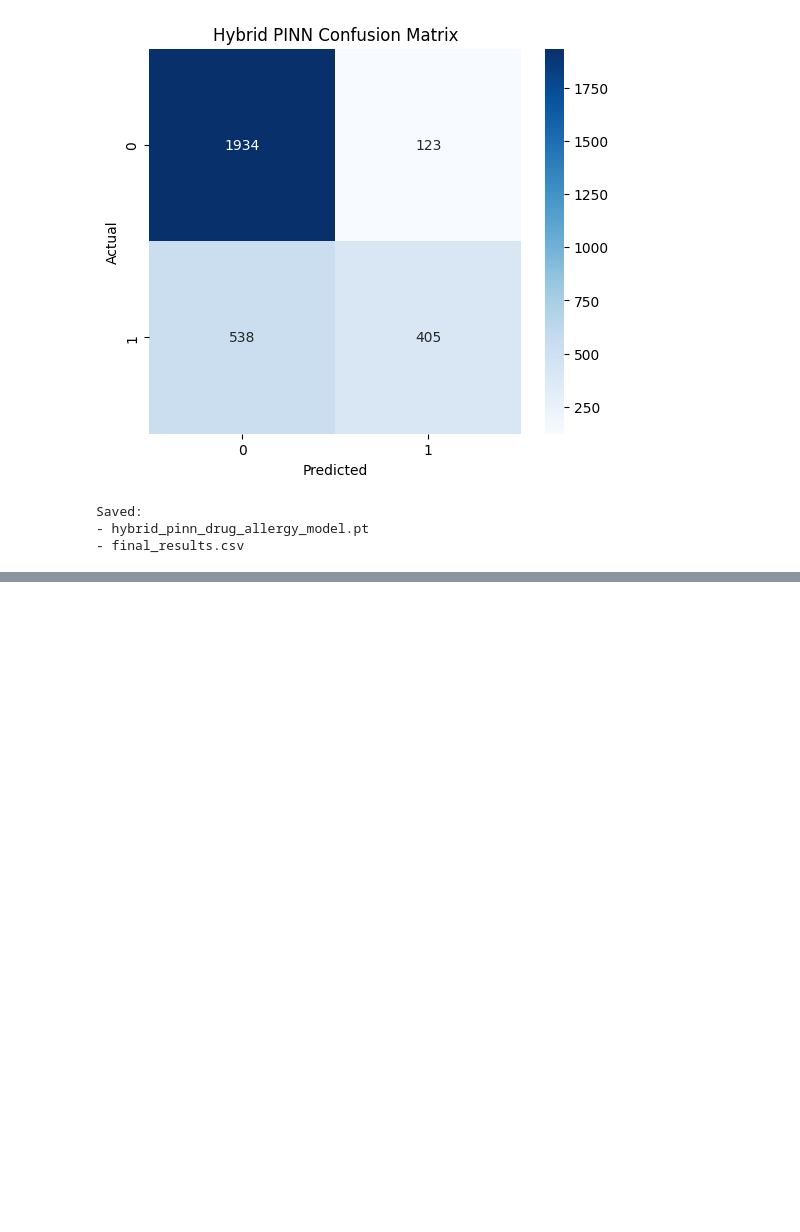
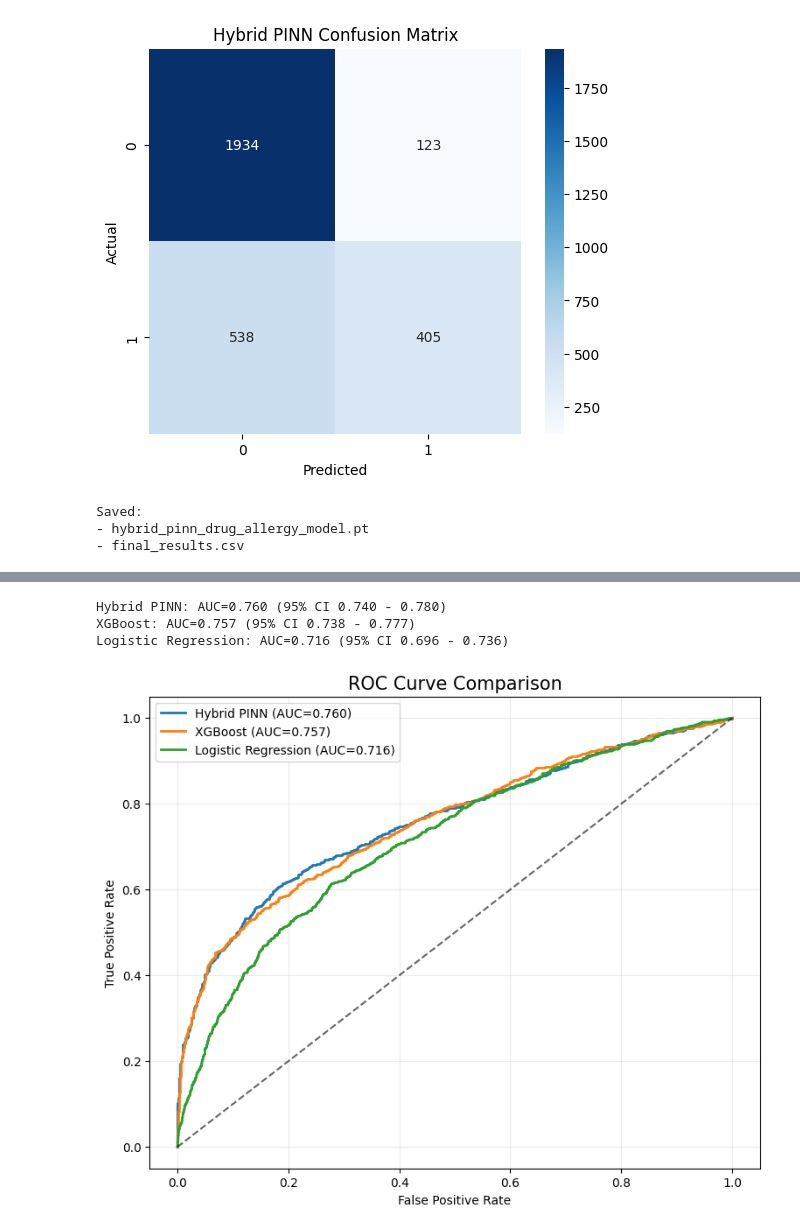
Before and after one commit to RajrupaDas/AllergyRisk, a Jupyter notebook: Notebook.ipynb, the cells around one changed output, grey strips where cells are left out. Cells and saved outputs as stored; diff of their text form; code cells hidden in the pictures; blank space fills up the shorter version.

```diff
--- a/Notebook.ipynb
+++ b/Notebook.ipynb
@@ -611,0 +648,68 @@ Saved:
+# %%
+# ============================================================
+# BOOTSTRAP 95% CONFIDENCE INTERVALS FOR AUC
+# Journal-style statistical reporting
+# ============================================================
+
+from sklearn.metrics import roc_auc_score
+
+def bootstrap_auc_ci(y_true, y_prob, n_boot=1000, seed=42):
+    rng = np.random.RandomState(seed)
+    aucs = []
+
+    y_true = np.array(y_true)
+    y_prob = np.array(y_prob)
+
+    for _ in range(n_boot):
+        idx = rng.randint(0, len(y_true), len(y_true))
+
+        # need both classes present
+        if len(np.unique(y_true[idx])) < 2:
+            continue
+
+        aucs.append(roc_auc_score(y_true[idx], y_prob[idx]))
+
+    aucs = np.array(aucs)
+
+    mean_auc = aucs.mean()
+    lower = np.percentile(aucs, 2.5)
+    upper = np.percentile(aucs, 97.5)
+
+    return mean_auc, lower, upper
+
+
+models_probs = {
+    "Hybrid PINN": proba_pinn,
+    "XGBoost": proba_xgb,
+    "Logistic Regression": proba_lr
+}
+
+for name, probs in models_probs.items():
+    m, lo, hi = bootstrap_auc_ci(y_test, probs)
+    print(f"{name}: AUC={m:.3f} (95% CI {lo:.3f} - {hi:.3f})")
+# %% [output]
+Hybrid PINN: AUC=0.760 (95% CI 0.740 - 0.780)
+XGBoost: AUC=0.757 (95% CI 0.738 - 0.777)
+Logistic Regression: AUC=0.716 (95% CI 0.696 - 0.736)
+# %%
+# ============================================================
+# ROC CURVES
+# ============================================================
+
+plt.figure(figsize=(9,7))
+
+for name, probs in models_probs.items():
+    fpr, tpr, _ = roc_curve(y_test, probs)
+    auc_val = roc_auc_score(y_test, probs)
+    plt.plot(fpr, tpr, linewidth=2, label=f"{name} (AUC={auc_val:.3f})")
+
+plt.plot([0,1],[0,1],'k--',alpha=0.6)
+
+plt.title("ROC Curve Comparison", fontsize=15)
+plt.xlabel("False Positive Rate")
+plt.ylabel("True Positive Rate")
+plt.legend()
+plt.grid(alpha=0.25)
+plt.show()
+# %% [output]
+[figure, added]
```
Also changed, not shown: parts of 13 cells of this notebook.
